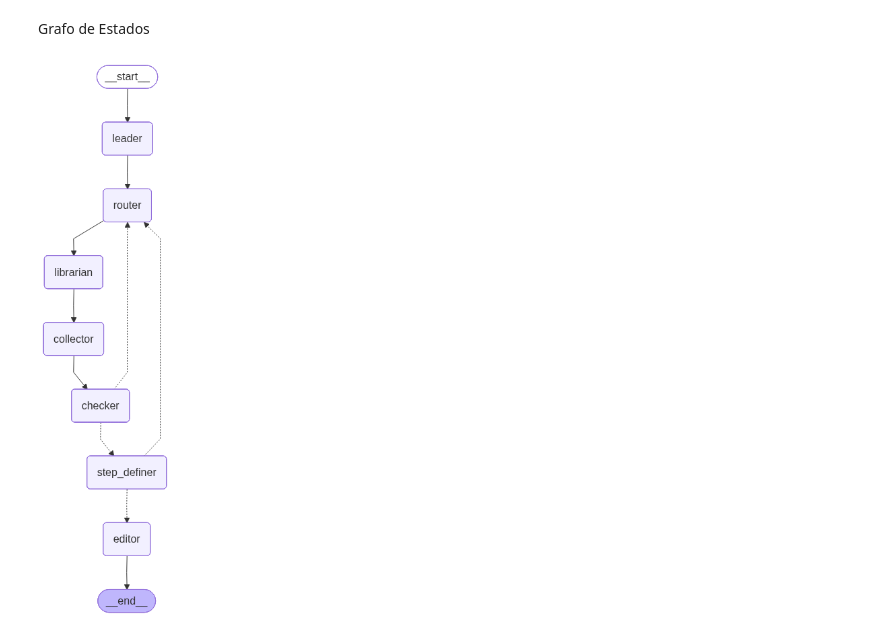
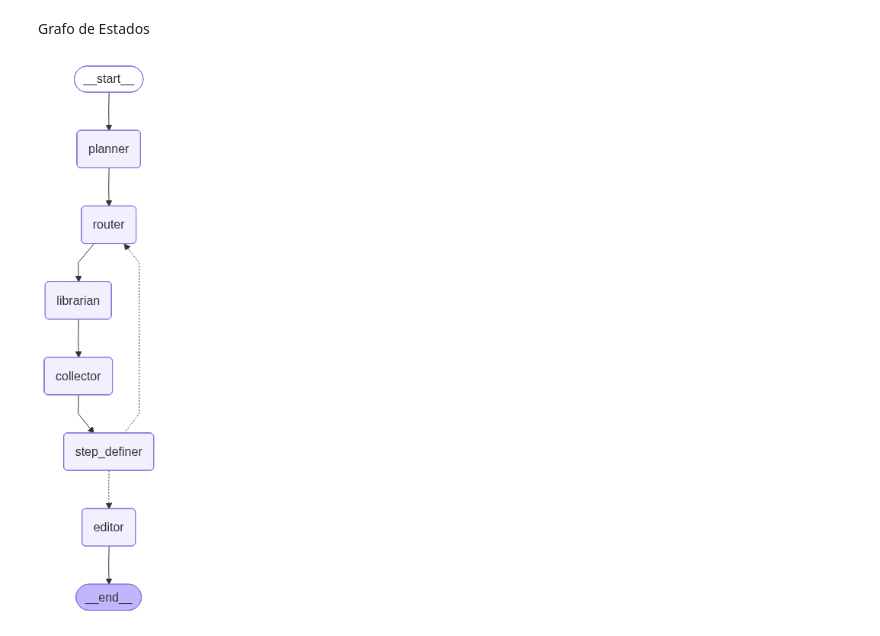
Before and after one commit to matheuskid/multi-agent-rag-km, a Jupyter notebook: Rag-Agentica.ipynb, the cells around one changed output. Drawn from its saved outputs; the diff is of its cells as text; code cells hidden in the pictures.

Commit message:
removendo validator

```diff
--- a/Rag-Agentica.ipynb
+++ b/Rag-Agentica.ipynb
@@ -269,8 +253,8 @@ def step_definer_agent(state: GraphState):
 
         "INSTRUÇÕES:\n"
         "1. **Verificar Redundância:** Se a 'Memória' já contém a resposta completa para o primeiro passo dos 'Passos Futuros', responda apenas 'FINALIZADO'.\n"
-        "2. **Refinar Consulta:** Se o passo ainda for necessário, reescreva-o para ser uma consulta detalhada e autossuficiente. "
-        "3. **Concisão:** Responda APENAS com a string da consulta refinada (ou 'FINALIZADO'). Não escreva 'Tipo de Tarefa' nem explicações.\n\n"
+        "2. **Refinar Consulta:** Se o passo ainda for necessário, reescreva-o de forma resumida e concisa."
+        "3. **Concisão:** Responda APENAS com a string da consulta refinada ou 'FINALIZADO' caso a resposta já esteja na memória. Não escreva 'Tipo de Tarefa' nem explicações. \n\n"
 
         "Próximo Passo:"
     )
@@ -480,8 +464,9 @@ def editor_agent(state: GraphState):
     full_context = "\n\n".join(state["evidence"])
 
     prompt = ChatPromptTemplate.from_template(
-        "Você é um assistente útil. Use as evidências coletadas para responder à pergunta original do usuário.\n"
-        "Se houver passos faltando, avise o usuário.\n\n"
+        "Você é um assistente de resposta a perguntas. Use as evidências coletadas para responder à pergunta original do usuário.\n"
+        "Responda apenas com os fatos. Remova informações redundantes.\n\n"
+        # "Responda apenas com os nomes, termos ou fatos cruciais para responder a pergunta.\n\n"
         "Pergunta Original: \"{query}\"\n\n"
         "Evidências Coletadas:\n---\n{evidence}\n---\n"
         "Resposta Final:"
@@ -494,14 +479,14 @@ def editor_agent(state: GraphState):
 Grafo de Estados
 # %%
 # --- 1. Define Conditional Logic ---
-def checker_decision(state: GraphState):
-    feedback = state.get("feedback")
+# def checker_decision(state: GraphState):
+#     feedback = state.get("feedback")
 
-    if feedback == "retry":
-        return "router"
+#     if feedback == "retry":
+#         return "router"
 
-    else:
-        return "step_definer"
+#     else:
+#         return "step_definer"
 
 def definer_decision(state: GraphState):
     feedback = state.get("feedback")
@@ -511,63 +496,63 @@ def definer_decision(state: GraphState):
     else:
         return "router"
 
-# --- 2. Build the Graph ---
+# --- Build the Graph ---
 workflow = StateGraph(GraphState)
 
 # Add Nodes
 # Mapping your variable names to the roles
-workflow.add_node("leader", planner_agent)
+workflow.add_node("planner", planner_agent)
 workflow.add_node("router", router_agent)
 workflow.add_node("librarian", librarian_agent)
 workflow.add_node("collector", extractor_agent)
-workflow.add_node("checker", validator_agent)
+#workflow.add_node("checker", validator_agent)
 workflow.add_node("step_definer", step_definer_agent) # <--- NEW NODE ADDED
 workflow.add_node("editor", editor_agent)
 
 # Set Entry Point
-workflow.set_entry_point("leader")
+workflow.set_entry_point("planner")
 
 # --- 3. Add Edges (The Wiring) ---
 
 # Start: Plan -> First execution
-workflow.add_edge("leader", "router")
+workflow.add_edge("planner", "router")
 
 # Execution Chain
 workflow.add_edge("router", "librarian")
 workflow.add_edge("librarian", "collector")
-workflow.add_edge("collector", "checker")
+workflow.add_edge("collector", "step_definer")
 
 # Conditional Edge 1: From Validator (Checker)
-workflow.add_conditional_edges(
-    "checker",
-    checker_decision,
-    {
-        "router": "router",           # Retry Loop
-        "step_definer": "step_definer" # Success -> Refinement
-    }
-)
+# workflow.add_conditional_edges(
+#     "checker",
+#     checker_decision,
+#     {
+#         "router": "router",           # Retry Loop
+#         "step_definer": "step_definer" # Success -> Refinement
+#     }
+# )
 
 # Conditional Edge 2: From Step Definer
 workflow.add_conditional_edges(
     "step_definer",
     definer_decision,
     {
         "router": "router", # Execute Next Refined Step
         "editor": "editor"  # Done
     }
 )
 
 # End
 workflow.add_edge("editor", END)
 
 # Compile
 app = workflow.compile()
 
 from IPython.display import Image, display
 
 # Exibe a imagem correta do grafo
 display(Image(app.get_graph(xray=True).draw_mermaid_png()))
 # %% [output]
-[figure, old version]
+[figure, new version]
 # %%
 try:
```
Also changed, not shown: parts of 3 cells of this notebook.
